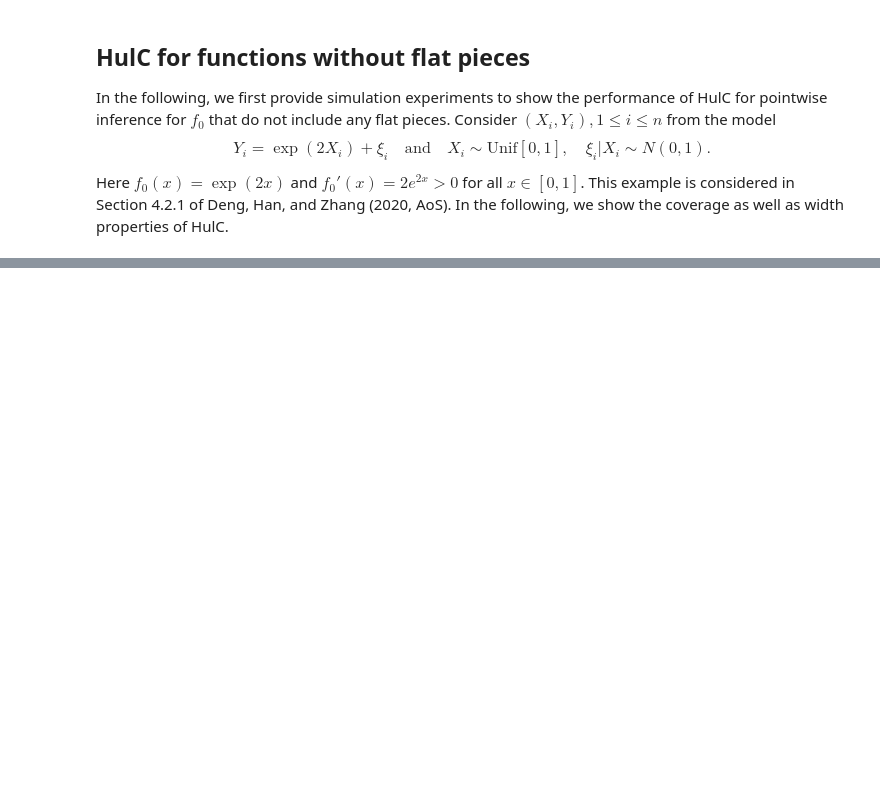
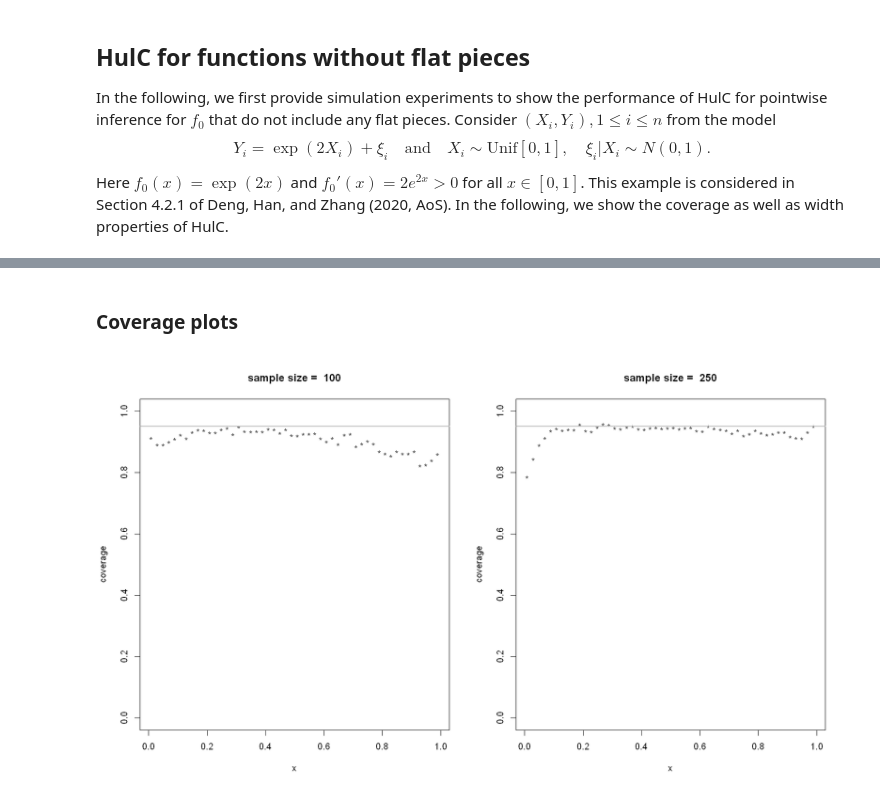
Before and after one commit to Arun-Kuchibhotla/HulC, a Jupyter notebook: R/HulC for Shape Constrained Regression.ipynb, the cells around one changed output, grey strips where cells are left out. Saved outputs shown, nothing was run; the diff lists cells and outputs as text; code cells hidden in the pictures; blank space fills up the shorter version.

```diff
--- a/R/HulC for Shape Constrained Regression.ipynb
+++ b/R/HulC for Shape Constrained Regression.ipynb
@@ -159,12 +164,13 @@ NULL
 set.seed(2021)
 alpha <- 0.05
 f0 <- function(x){ exp(2*x) }
-for(idx in 1:length(final_grid)){
+for(idx in 1:nrow(final_grid)){
     x_seq <- runif(final_grid[idx,2])
     y_seq <- f0(x_seq) + rnorm(final_grid[idx, 2])
     estimate <- function(dat){
         tmp <- isoreg(dat[,1], dat[,2])
-        approxfun(sort(tmp$x), tmp$yf, method="constant", rule = 2)(final_grid[idx, 1])
+        approx(sort(tmp$x), tmp$yf, xout = final_grid[idx,1], method="constant", rule = 2)$y
     }
     hulc_final_grid[idx, 1:2] <- HulC(cbind(x_seq, y_seq), estimate, alpha = alpha, Delta = 0)$CI
 }
+head(hulc_final_grid)
@@ -170,0 +189,16 @@ for(idx in 1:length(final_grid)){
+# %%
+width_mat <- data.frame(width = hulc_final_grid[,2] - hulc_final_grid[,1],
+                       x = final_grid[,1],
+                       nsamp = final_grid[,2],
+                       rep = final_grid[,3])
+grid_new <- expand.grid(x_grid, nsamp_seq)
+colnames(grid_new) <- c("x", "nsamp")
+col.cov <- data.frame(coverage = rep(0, nrow(grid_new)), x = grid_new$x, nsamp = grid_new$nsamp)
+for(idx in 1:nrow(grid_new)){
+    temp.cov <- hulc_final_grid[hulc_final_grid$x==grid_new[idx,"x"],]
+    temp.cov1 <- temp.cov[temp.cov$nsamp==grid_new[idx,"nsamp"],]
+    true_val <- f0(grid_new[idx,"x"])
+    col.cov[idx,1] <- mean(sign(temp.cov1[,2] - true_val) + sign(true_val - temp.cov1[,1]) >= 1)
+}
+head(width_mat)
+head(col.cov)
@@ -170,0 +220,14 @@ for(idx in 1:length(final_grid)){
+# %% [markdown]
+### Coverage plots
+# %%
+## coverage plot
+options(repr.plot.width=14, repr.plot.height=8)
+par(mfrow = c(1, 2))
+plot(x_grid, col.cov[col.cov$nsamp == nsamp_seq[1],1], ylim = c(0, 1), ylab = "coverage", xlab = "x", pch = "*")
+abline(h = 0.95, col = "gray", lwd = 2)
+title(paste("sample size = ", nsamp_seq[1]))
+plot(x_grid, col.cov[col.cov$nsamp == nsamp_seq[2],1], ylim = c(0, 1), ylab = "coverage", xlab = "x", pch = "*")
+abline(h = 0.95, col = "gray", lwd = 2)
+title(paste("sample size = ", nsamp_seq[2]))
+# %% [output]
+[figure, added]
```
Also changed, not shown: parts of 8 cells of this notebook, 1 other file.
